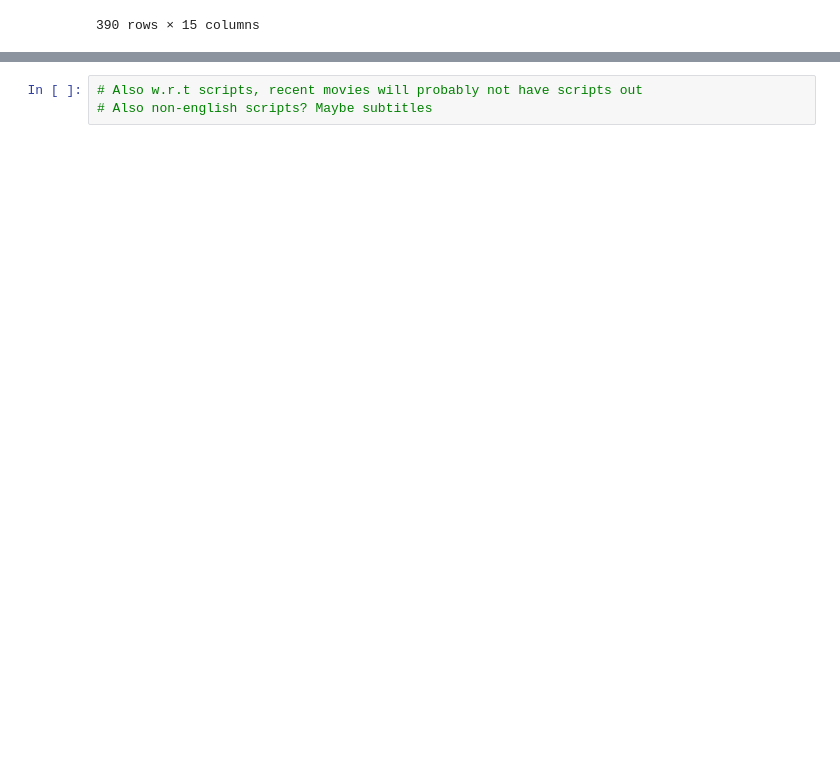
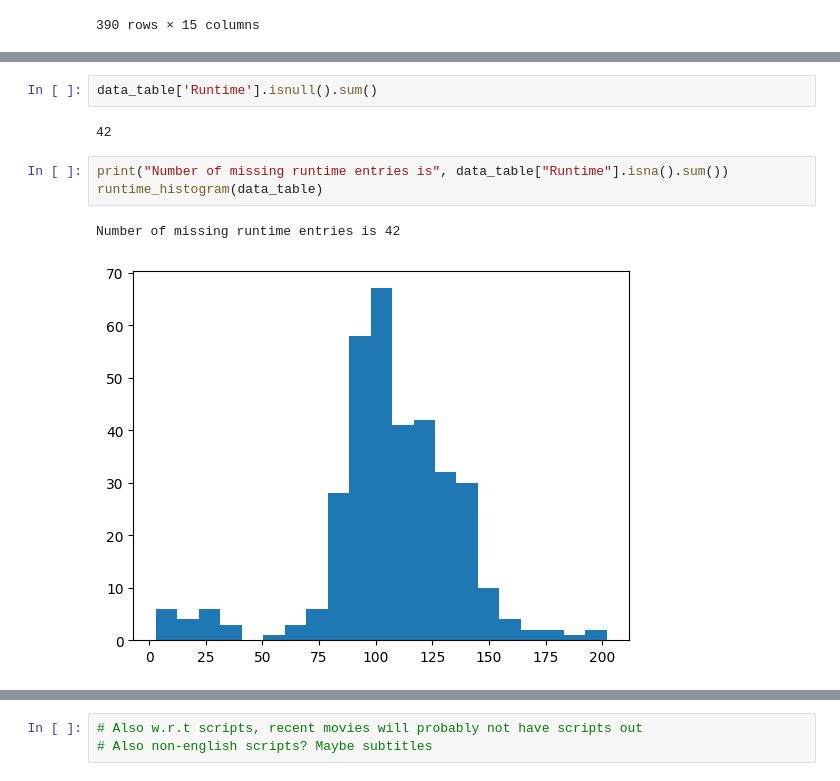
Before and after one commit to writingindy/Letterboxd_Project, a Jupyter notebook: dev.ipynb, the cells around one changed output, grey strips where cells are left out. Saved outputs shown, nothing was run; the diff lists cells and outputs as text; blank space fills up the shorter version.

Commit message:
Added runtime EDA + finalized ratings statistics

```diff
--- a/dev.ipynb
+++ b/dev.ipynb
@@ -279,0 +353,10 @@ top_genres.plot.bar()
+# %%
+data_table['Runtime'].isnull().sum()
+# %% [output]
+42
+# %%
+print("Number of missing runtime entries is", data_table["Runtime"].isna().sum())
+runtime_histogram(data_table)
+# %% [output]
+Number of missing runtime entries is 42
+[figure, added]
```
Also changed, not shown: parts of 6 cells of this notebook.
